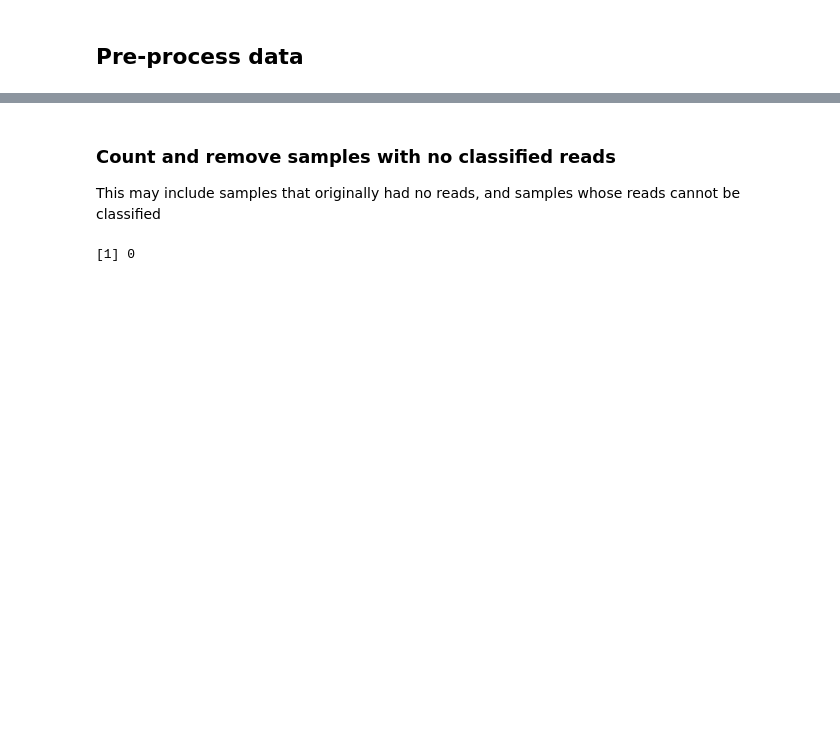
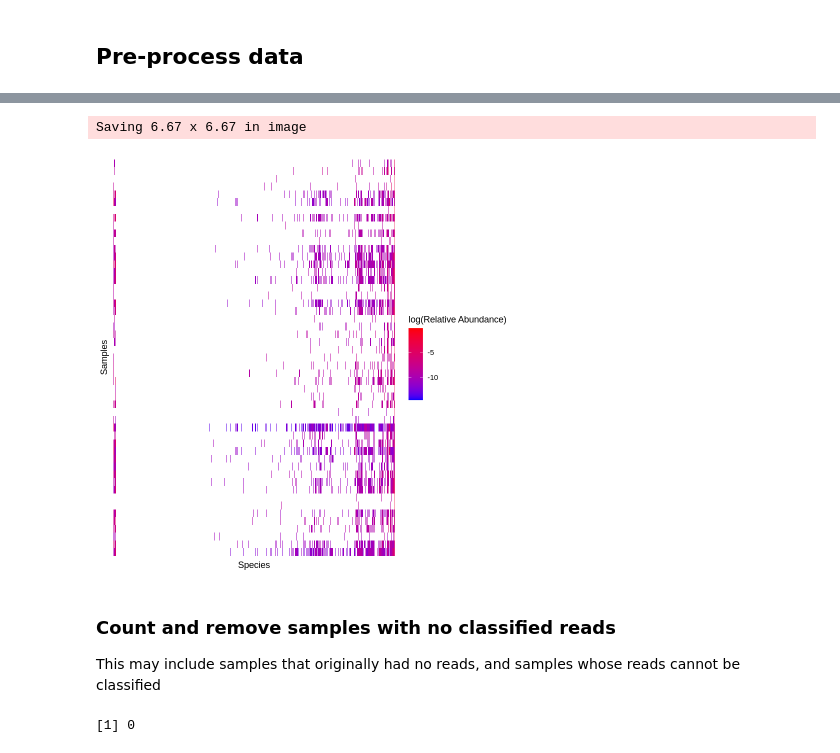
Before and after one commit to cednotsed/blood_microbial_signatures, a Jupyter notebook: analysis/abundance_analysis.ipynb, the cells around one changed output, grey strips where cells are left out. Cells and saved outputs as stored; diff of their text form; code cells hidden in the pictures; blank space fills up the shorter version.

```diff
--- a/analysis/abundance_analysis.ipynb
+++ b/analysis/abundance_analysis.ipynb
@@ -69,3 +91,33 @@ A data.frame: 6 × 3988
+# %%
+species_RA_parsed <- species_RA %>%
+    rownames_to_column("npm_research_id") %>%
+    sample_n(500, replace = F)
+
+long_df <- species_RA_parsed %>%
+    pivot_longer(!npm_research_id, names_to = "taxa", values_to = "abundance") %>%
+    mutate(abundance = ifelse(abundance == 0, NA, abundance)) %>%
+    mutate(abundance = log(abundance))
+# %%
+sample_clust <- hclust(dist(species_RA_parsed, method = "euclidean"), method = "ward.D" )$order
+taxa_clust <- hclust(dist(t(species_RA_parsed), method = "euclidean"), method = "ward.D" )$order
+long_df <- long_df %>%
+    mutate(npm_research_id = factor(npm_research_id, levels = species_RA_parsed$npm_research_id[clust]),
+           taxa = factor(taxa, levels = colnames(species_RA_parsed)[taxa_clust]))
+# %%
+hm <- long_df %>%
+    ggplot(aes(x = taxa, y = npm_research_id, fill = abundance)) +
+    geom_tile() +
+    scale_fill_gradient(na.value = "white", low = "blue", high = "red") +
+    theme(axis.text = element_blank(),
+         axis.ticks = element_blank()) +
+    labs(x = "Species", y = "Samples", fill = "log(Relative Abundance)")
+
+hm
+
+ggsave("results/relative_abundance_heatmap.png", dpi = 300, plot = hm)
+# %% [output]
+Saving 6.67 x 6.67 in image
+[figure, added]
 # %% [markdown]
 ### Count and remove samples with no classified reads
 This may include samples that originally had no reads, and samples whose reads cannot be classified
```
Also changed, not shown: parts of 6 cells of this notebook, 7 other files.
